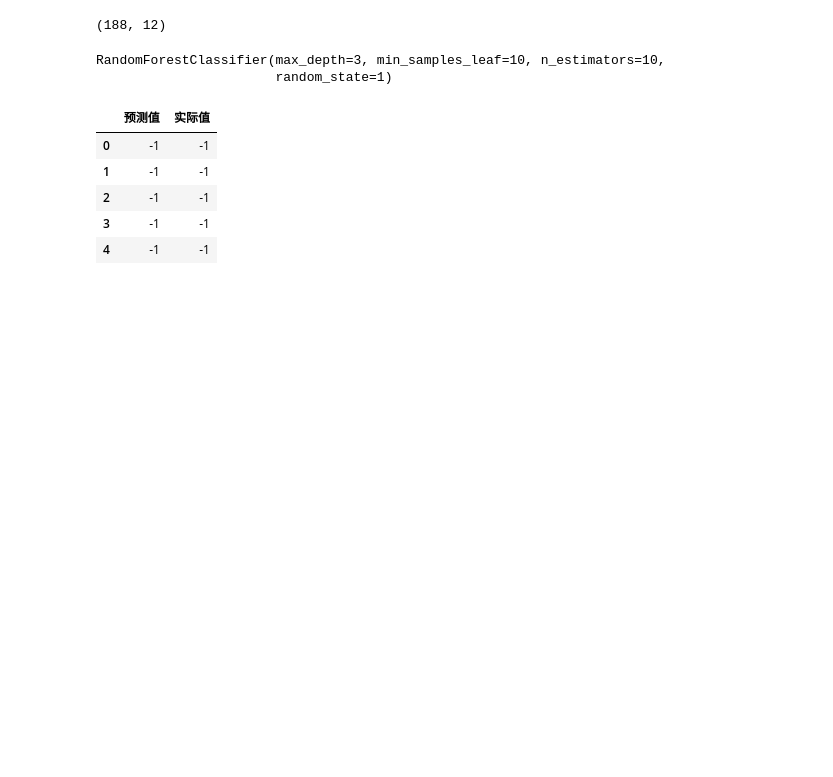
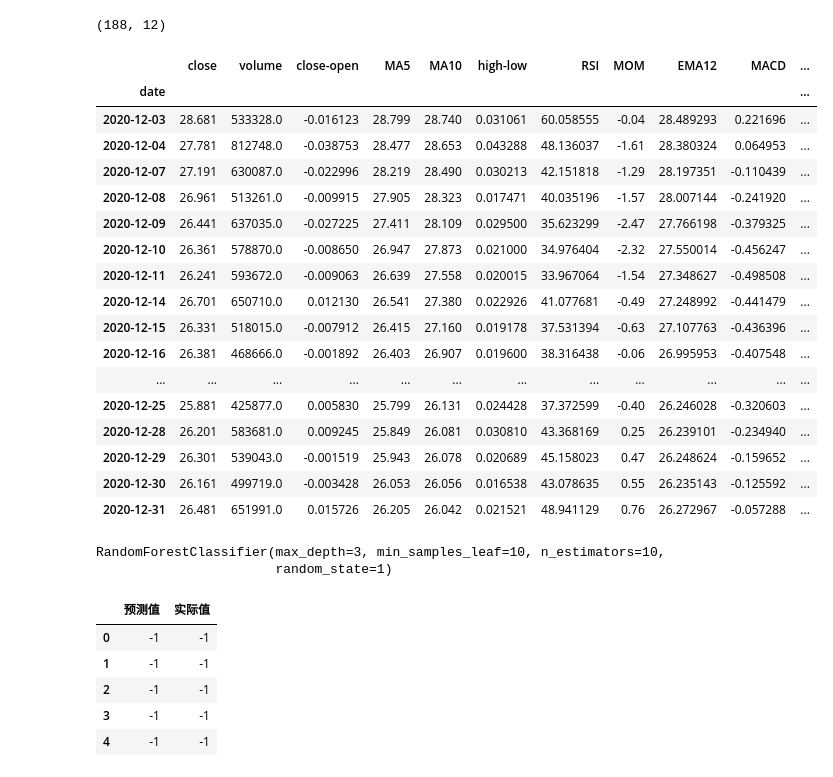
Before and after one commit to kevinva/hoho_python_bigdata_ml, a Jupyter notebook: ch8-random_forest.ipynb, the cells around one changed output. Drawn from its saved outputs; the diff is of its cells as text; code cells hidden in the pictures; blank space fills up the shorter version.

```diff
--- a/ch8-random_forest.ipynb
+++ b/ch8-random_forest.ipynb
@@ -162,6 +162,27 @@ y_train, y_test = y[:split], y[split:]
 X_train.shape
 # %% [output]
 (188, 12)
+# %%
+X_test
+# %% [output]
+|  | close | volume | close-open | MA5 | MA10 | high-low | RSI | MOM | EMA12 | MACD | ... |
+| date |  |  |  |  |  |  |  |  |  |  | ... |
+| 2020-12-03 | 28.681 | 533328.0 | -0.016123 | 28.799 | 28.740 | 0.031061 | 60.058555 | -0.04 | 28.489293 | 0.221696 | ... |
+| 2020-12-04 | 27.781 | 812748.0 | -0.038753 | 28.477 | 28.653 | 0.043288 | 48.136037 | -1.61 | 28.380324 | 0.064953 | ... |
+| 2020-12-07 | 27.191 | 630087.0 | -0.022996 | 28.219 | 28.490 | 0.030213 | 42.151818 | -1.29 | 28.197351 | -0.110439 | ... |
+| 2020-12-08 | 26.961 | 513261.0 | -0.009915 | 27.905 | 28.323 | 0.017471 | 40.035196 | -1.57 | 28.007144 | -0.241920 | ... |
+| 2020-12-09 | 26.441 | 637035.0 | -0.027225 | 27.411 | 28.109 | 0.029500 | 35.623299 | -2.47 | 27.766198 | -0.379325 | ... |
+| 2020-12-10 | 26.361 | 578870.0 | -0.008650 | 26.947 | 27.873 | 0.021000 | 34.976404 | -2.32 | 27.550014 | -0.456247 | ... |
+| 2020-12-11 | 26.241 | 593672.0 | -0.009063 | 26.639 | 27.558 | 0.020015 | 33.967064 | -1.54 | 27.348627 | -0.498508 | ... |
+| 2020-12-14 | 26.701 | 650710.0 | 0.012130 | 26.541 | 27.380 | 0.022926 | 41.077681 | -0.49 | 27.248992 | -0.441479 | ... |
+| 2020-12-15 | 26.331 | 518015.0 | -0.007912 | 26.415 | 27.160 | 0.019178 | 37.531394 | -0.63 | 27.107763 | -0.436396 | ... |
+| 2020-12-16 | 26.381 | 468666.0 | -0.001892 | 26.403 | 26.907 | 0.019600 | 38.316438 | -0.06 | 26.995953 | -0.407548 | ... |
+| ... | ... | ... | ... | ... | ... | ... | ... | ... | ... | ... | ... |
+| 2020-12-25 | 25.881 | 425877.0 | 0.005830 | 25.799 | 26.131 | 0.024428 | 37.372599 | -0.40 | 26.246028 | -0.320603 | ... |
+| 2020-12-28 | 26.201 | 583681.0 | 0.009245 | 25.849 | 26.081 | 0.030810 | 43.368169 | 0.25 | 26.239101 | -0.234940 | ... |
+| 2020-12-29 | 26.301 | 539043.0 | -0.001519 | 25.943 | 26.078 | 0.020689 | 45.158023 | 0.47 | 26.248624 | -0.159652 | ... |
+| 2020-12-30 | 26.161 | 499719.0 | -0.003428 | 26.053 | 26.056 | 0.016538 | 43.078635 | 0.55 | 26.235143 | -0.125592 | ... |
+| 2020-12-31 | 26.481 | 651991.0 | 0.015726 | 26.205 | 26.042 | 0.021521 | 48.941129 | 0.76 | 26.272967 | -0.057288 | ... |
 # %%
 model = RandomForestClassifier(max_depth=3, n_estimators=10, min_samples_leaf=10, random_state=1)
 model.fit(X_train, y_train)
```
Also changed, not shown: parts of 12 cells of this notebook, 10 other files.
